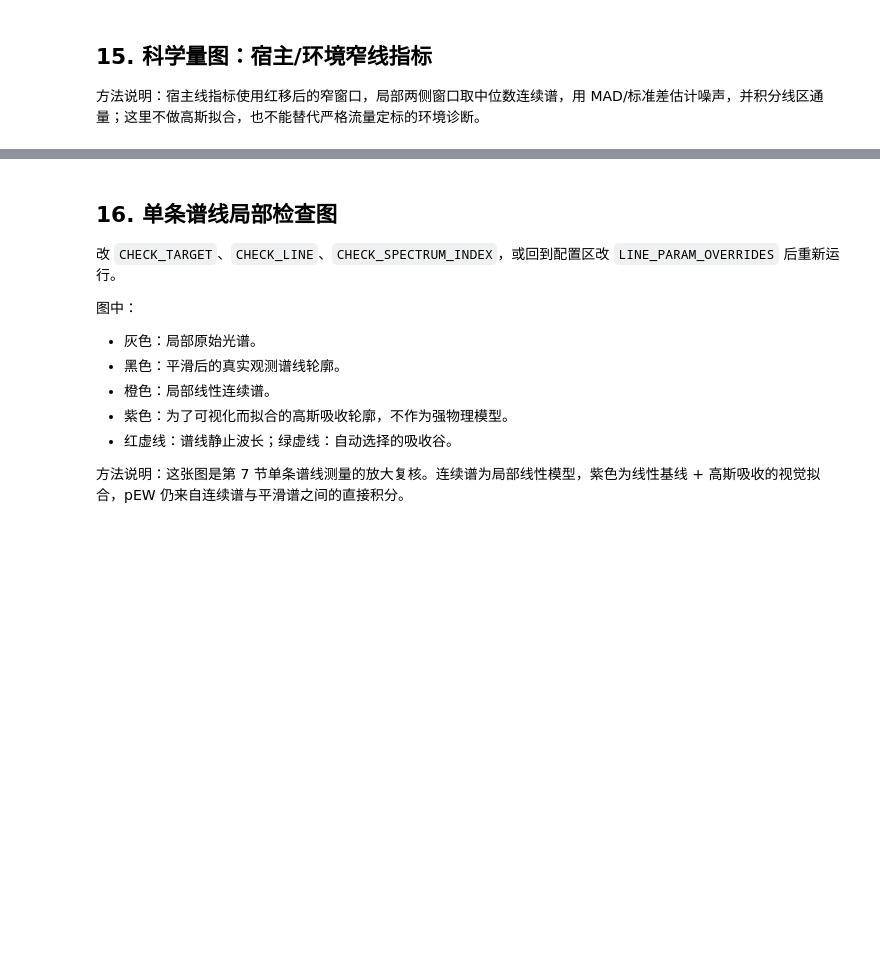
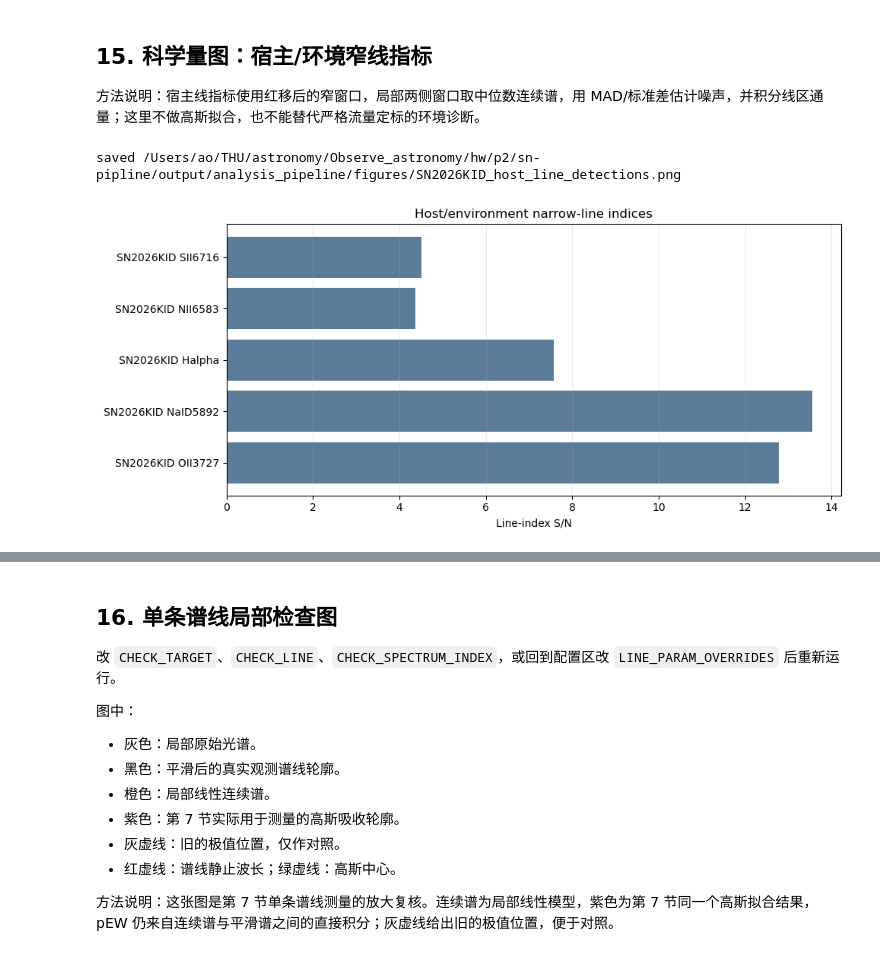
Before and after one commit to Zzzaurak/obsastro-sn-pipeline, a Jupyter notebook: notebooks/02_spectral_analysis_pipeline.ipynb, the cells around one changed output, grey strips where cells are left out. Drawn from its saved outputs; the diff is of its cells as text; code cells hidden in the pictures; blank space fills up the shorter version.

```diff
--- a/notebooks/02_spectral_analysis_pipeline.ipynb
+++ b/notebooks/02_spectral_analysis_pipeline.ipynb
@@ -51,7 +50,7 @@ TARGET_METADATA = {
 
 REDSHIFT_MEASUREMENTS = [
     # 建议优先用宿主星系窄发射线；不要默认用 SN 宽吸收线算宇宙学红移。
-    {'target': 'SN2026KID', 'file': 'data/SN2026kid/SN2026kid_bfosc_20260426.fits', 'line': 'Halpha', 'kind': 'host/emission', 'rest_wave': 6562.8, 'observed_wave': 6574.0},
+    {'target': 'SN2026KID', 'file': 'data/SN2026kid/SN2026kid_bfosc_20260426.fits', 'line': 'Halpha', 'kind': 'host/emission', 'rest_wave': 6562.8, 'observed_wave': 6573.963348940219},
 ]
 
 TARGET_LINES = {
@@ -81,7 +80,6 @@ SAVE_FIGURES = True  # 写出 PNG；同一 RUN_TAG 会覆盖，自动目标 tag
 PRODUCT_PREFIX = ""  # 例如 "trial" 可在目标 tag 前再加一层前缀
 OUTPUT_TAG = ""  # 空字符串表示自动用当前目标名，例如 SN2026KID；也可手动填 "trial_SN2026KID"
 
-FIT_VISUAL_GAUSSIAN = True  # 只用于局部检查图的可视化，不作为强物理模型
 DIAGNOSTIC_TARGET = None  # 图形诊断网格只看某个目标；None 表示全部
 MAX_DIAGNOSTIC_PANELS = 12
 
@@ -365,5 +466,8 @@ display(bb_df)
 # %%
 host_line_fig = snt.plot_host_line_grid(host_lines, target=DIAGNOSTIC_TARGET, fig_dir=FIG_DIR, save_figures=SAVE_FIGURES, filename_tag=RUN_TAG)
 snt.show_figure(host_line_fig)
 display(host_summary)
-display(host_lines.head(5))
+display(host_lines)
+# %% [output]
+saved /Users/ao/THU/astronomy/Observe_astronomy/hw/p2/sn-pipline/output/analysis_pipeline/figures/SN2026KID_host_line_detections.png
+[figure, added]
@@ -377,7 +500,8 @@ display(host_lines.head(5))
 - 灰色：局部原始光谱。
 - 黑色：平滑后的真实观测谱线轮廓。
 - 橙色：局部线性连续谱。
-- 紫色：为了可视化而拟合的高斯吸收轮廓，不作为强物理模型。
-- 红虚线：谱线静止波长；绿虚线：自动选择的吸收谷。
+- 紫色：第 7 节实际用于测量的高斯吸收轮廓。
+- 灰虚线：旧的极值位置，仅作对照。
+- 红虚线：谱线静止波长；绿虚线：高斯中心。
 
-方法说明：这张图是第 7 节单条谱线测量的放大复核。连续谱为局部线性模型，紫色为线性基线 + 高斯吸收的视觉拟合，pEW 仍来自连续谱与平滑谱之间的直接积分。
+方法说明：这张图是第 7 节单条谱线测量的放大复核。连续谱为局部线性模型，紫色为第 7 节同一个高斯拟合结果，pEW 仍来自连续谱与平滑谱之间的直接积分；灰虚线给出旧的极值位置，便于对照。
```
Also changed, not shown: parts of 29 cells of this notebook, 7 other files.
